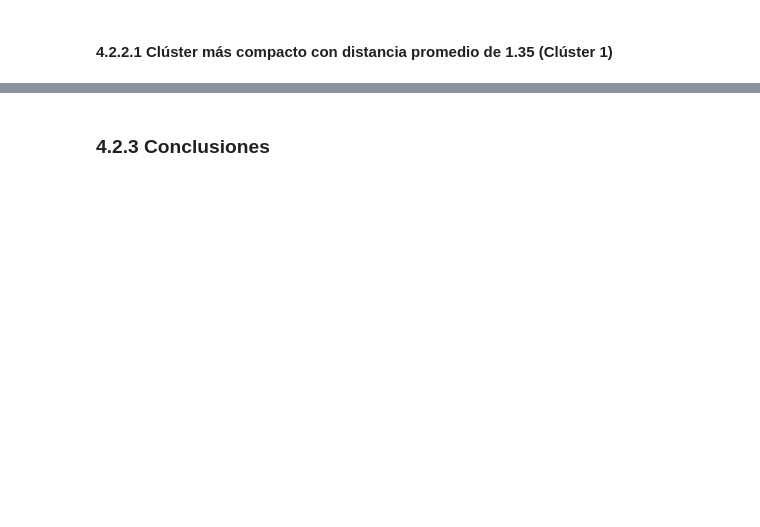
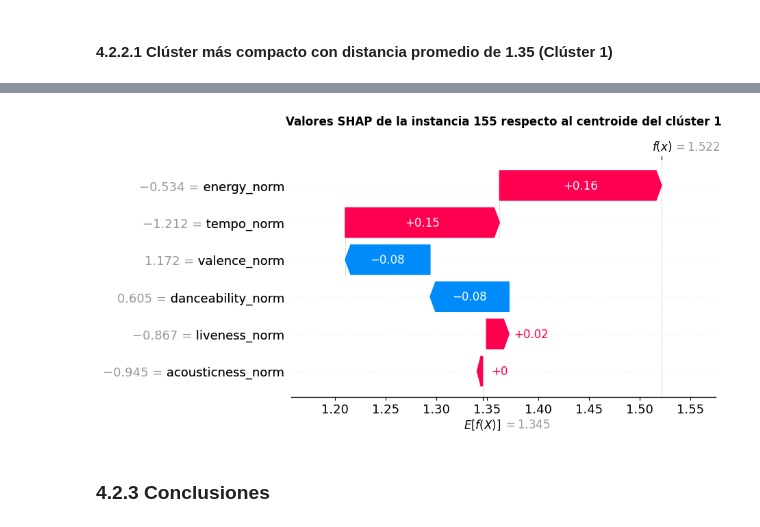
Before and after one commit to marcfpereirauoc/TFG, a Jupyter notebook: 03_explicabilidad_incertidumbre.ipynb, the cells around one changed output, grey strips where cells are left out. Cells and saved outputs as stored; diff of their text form; code cells hidden in the pictures; blank space fills up the shorter version.

```diff
--- a/03_explicabilidad_incertidumbre.ipynb
+++ b/03_explicabilidad_incertidumbre.ipynb
@@ -598,0 +649,4 @@ plot_shap_decision(1, instance_ids=list(range(40)))
+# %%
+plot_instance_waterfall_values(1, 155)
+# %% [output]
+[figure, added]
```
Also changed, not shown: parts of 19 cells of this notebook.
